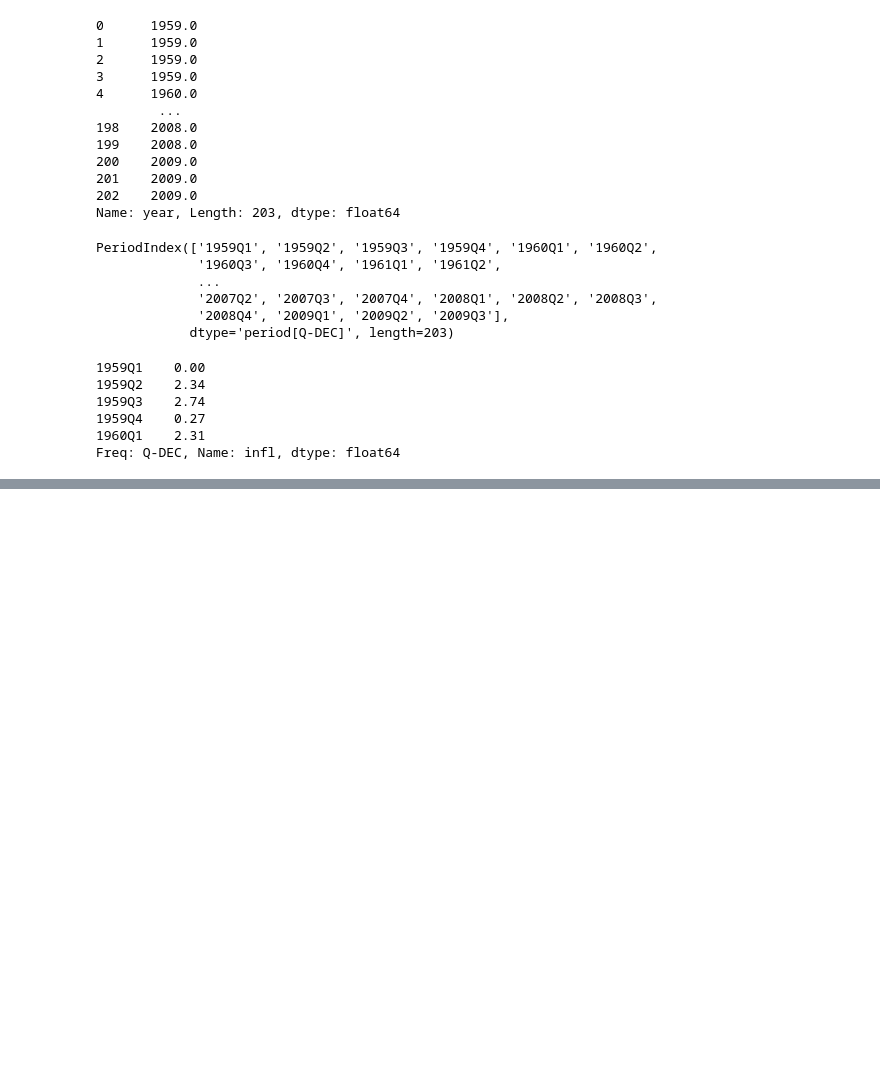
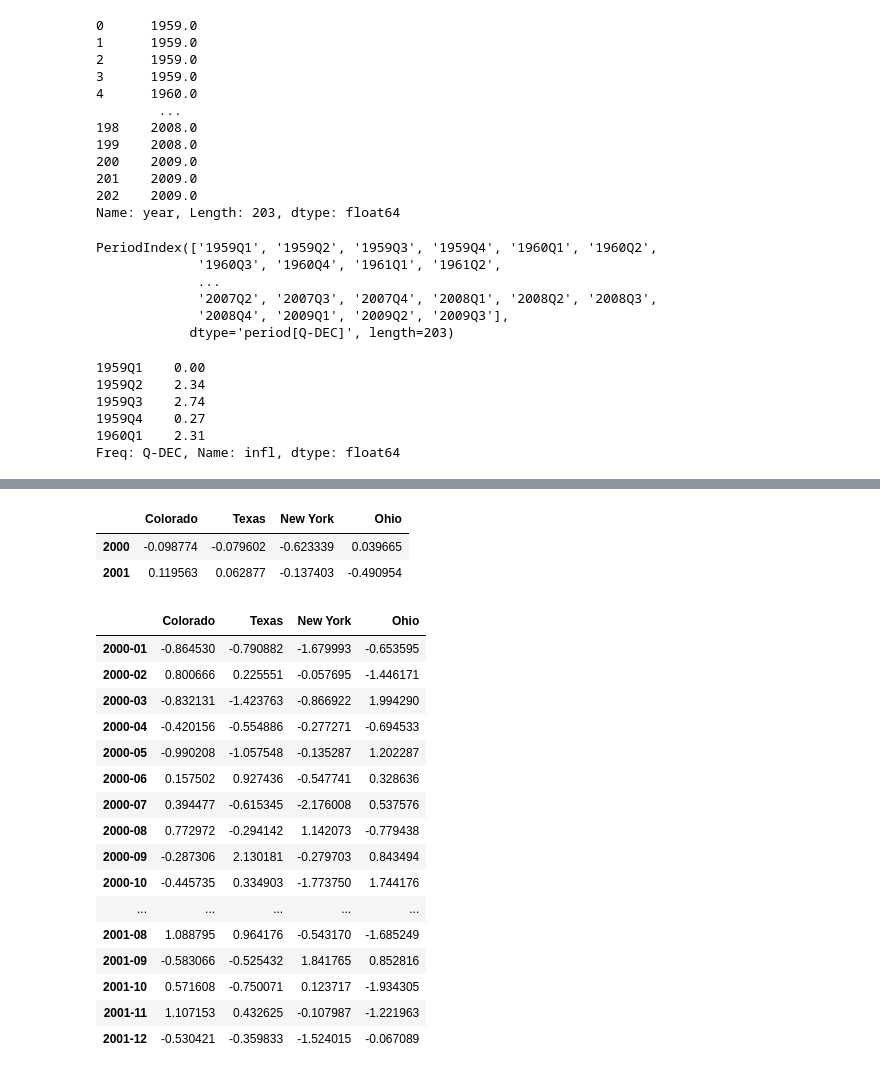
Before and after one commit to wfy0508/LearningPython, a Jupyter notebook: dataAnalysis/chapter11.ipynb, the cells around one changed output, grey strips where cells are left out. Cells and saved outputs as stored; diff of their text form; code cells hidden in the pictures; blank space fills up the shorter version.

```diff
--- a/dataAnalysis/chapter11.ipynb
+++ b/dataAnalysis/chapter11.ipynb
@@ -672,0 +817,5 @@ Freq: Q-DEC, Name: infl, dtype: float64
+# %%
+frame = pd.DataFrame(np.random.randn(24, 4),
+                     index=pd.period_range('1-2000', '12-2001', freq='M'),
+                     columns=['Colorado', 'Texas', 'New York', 'Ohio'])
+frame[:5]
@@ -672,0 +829,27 @@ Freq: Q-DEC, Name: infl, dtype: float64
+# %%
+annual_frame = frame.resample('A-DEC').mean()
+annual_frame
+# %% [output]
+|  | Colorado | Texas | New York | Ohio |
+| 2000 | -0.098774 | -0.079602 | -0.623339 | 0.039665 |
+| 2001 | 0.119563 | 0.062877 | -0.137403 | -0.490954 |
+# %%
+frame
+# %% [output]
+|  | Colorado | Texas | New York | Ohio |
+| 2000-01 | -0.864530 | -0.790882 | -1.679993 | -0.653595 |
+| 2000-02 | 0.800666 | 0.225551 | -0.057695 | -1.446171 |
+| 2000-03 | -0.832131 | -1.423763 | -0.866922 | 1.994290 |
+| 2000-04 | -0.420156 | -0.554886 | -0.277271 | -0.694533 |
+| 2000-05 | -0.990208 | -1.057548 | -0.135287 | 1.202287 |
+| 2000-06 | 0.157502 | 0.927436 | -0.547741 | 0.328636 |
+| 2000-07 | 0.394477 | -0.615345 | -2.176008 | 0.537576 |
+| 2000-08 | 0.772972 | -0.294142 | 1.142073 | -0.779438 |
+| 2000-09 | -0.287306 | 2.130181 | -0.279703 | 0.843494 |
+| 2000-10 | -0.445735 | 0.334903 | -1.773750 | 1.744176 |
+| ... | ... | ... | ... | ... |
+| 2001-08 | 1.088795 | 0.964176 | -0.543170 | -1.685249 |
+| 2001-09 | -0.583066 | -0.525432 | 1.841765 | 0.852816 |
+| 2001-10 | 0.571608 | -0.750071 | 0.123717 | -1.934305 |
+| 2001-11 | 1.107153 | 0.432625 | -0.107987 | -1.221963 |
+| 2001-12 | -0.530421 | -0.359833 | -1.524015 | -0.067089 |
```
Also changed, not shown: parts of 52 cells of this notebook.
